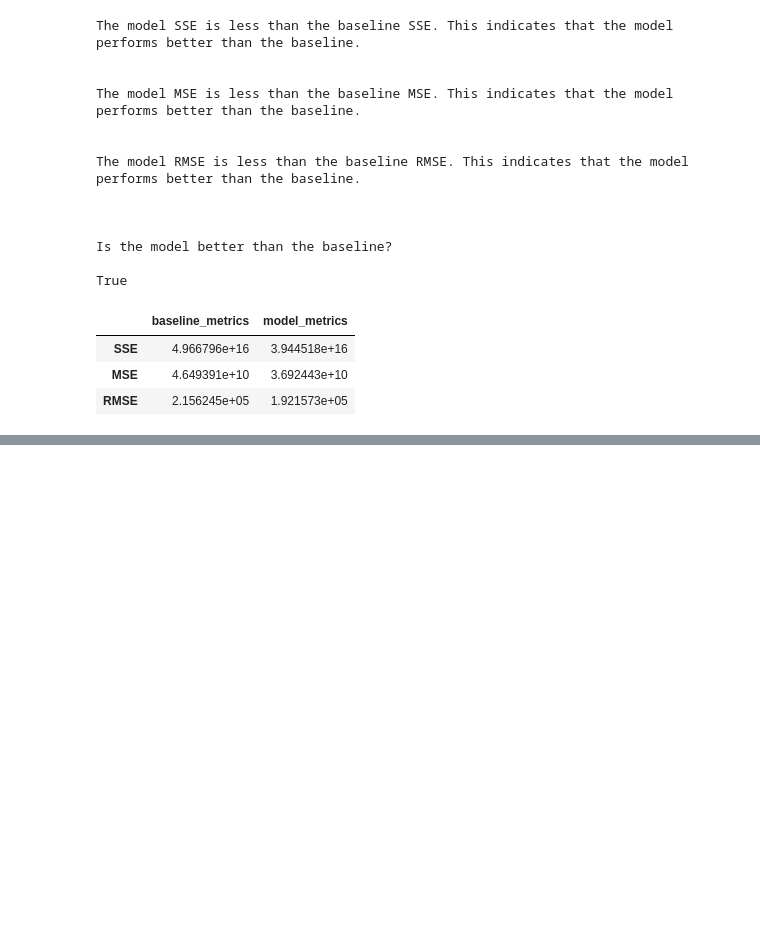
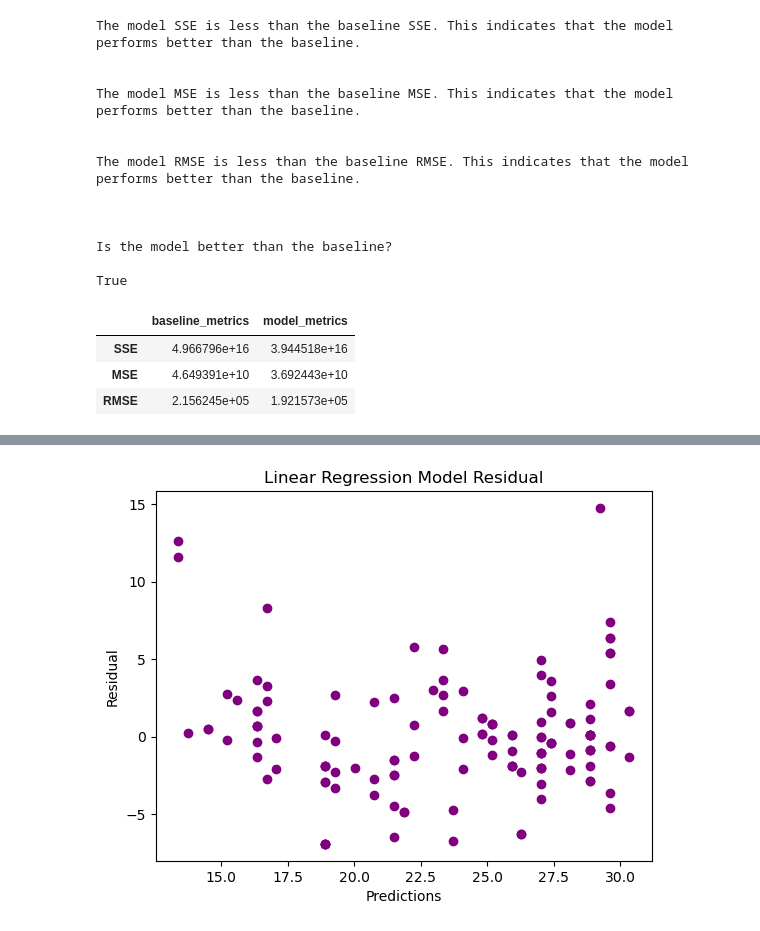
Before and after one commit to caroline-miller0921/regression_exercises, a Jupyter notebook: evaluate.ipynb, the cells around one changed output, grey strips where cells are left out. Saved outputs shown, nothing was run; the diff lists cells and outputs as text; code cells hidden in the pictures; blank space fills up the shorter version.

```diff
--- a/evaluate.ipynb
+++ b/evaluate.ipynb
@@ -359,0 +565,4 @@ True
+# %%
+plot_residuals(train_y, yhat)
+# %% [output]
+[figure, added]
```
Also changed, not shown: parts of 29 cells of this notebook, 1 other file.
